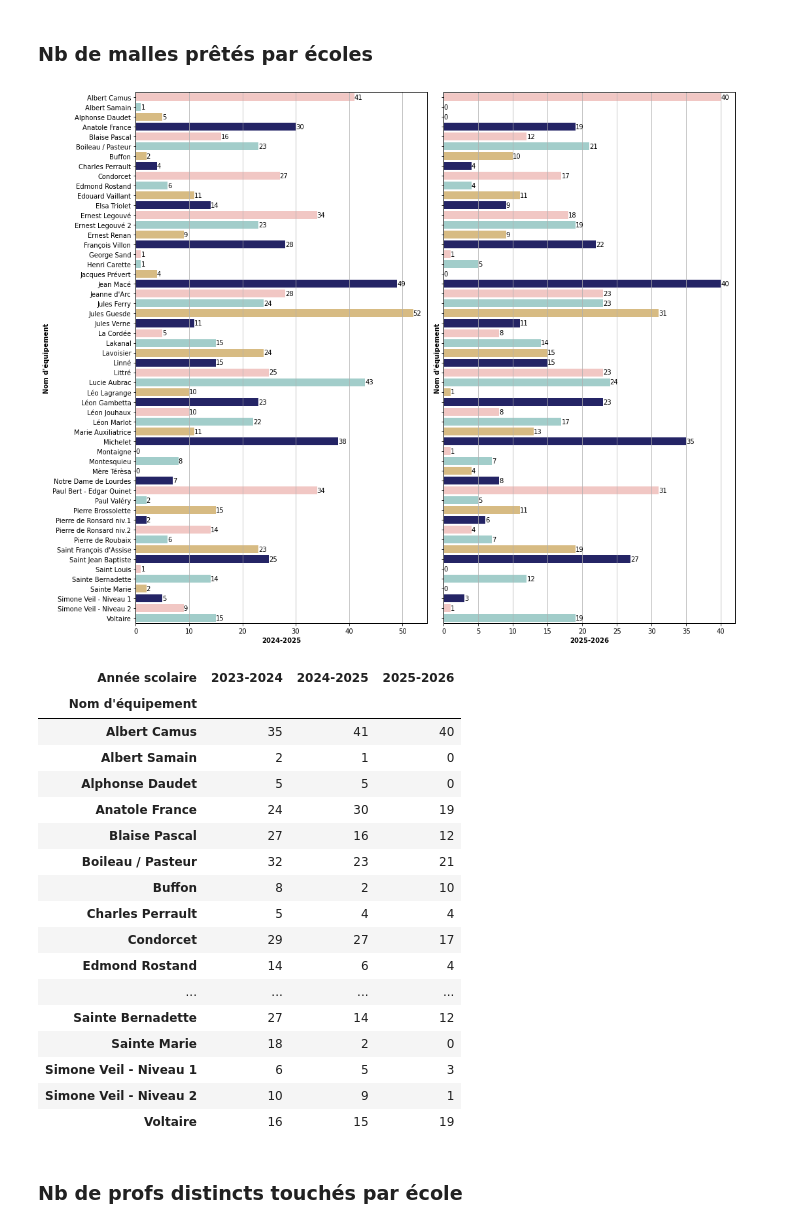
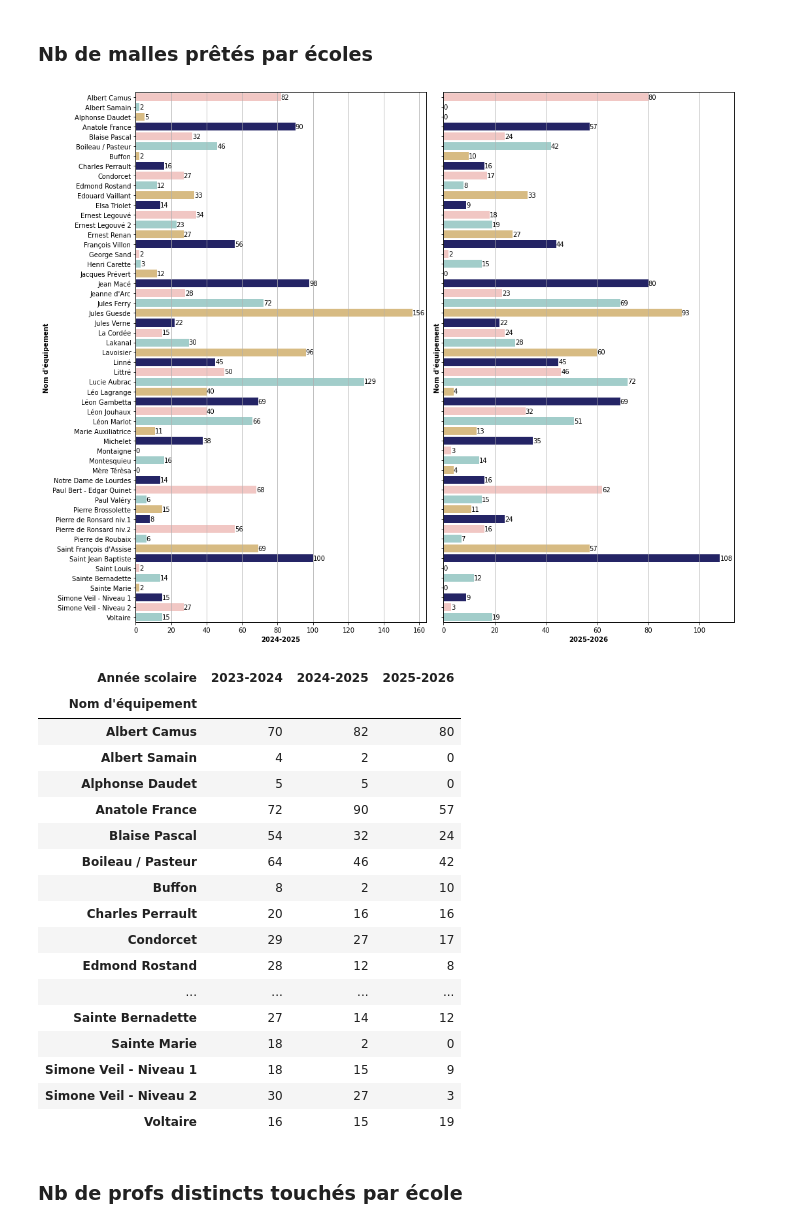
Before and after one commit to medrbx/kibini2, a Jupyter notebook: kibini/notebook_kibini2_med_quels_publics_action_culturelle.ipynb, the cells around one changed output. Drawn from its saved outputs; the diff is of its cells as text; code cells hidden in the pictures.

```diff
--- a/kibini/notebook_kibini2_med_quels_publics_action_culturelle.ipynb
+++ b/kibini/notebook_kibini2_med_quels_publics_action_culturelle.ipynb
@@ -133,0 +166,6 @@ Détail Nb de malles envoyées par types de structure :
+# %%
+plt.figure(figsize=(10,10))
+ax = sns.barplot(data=NbDeMallesPretesParSecteur_cleaned, y="Secteur Mairie", x="Malles prêtées", hue="Année",orient='h')
+
+for i in ax.containers:
+    ax.bar_label(i,)
@@ -133,0 +176,15 @@ Détail Nb de malles envoyées par types de structure :
+# %%
+NbDeMallesPretesParQuartier = df.aecs[(df.aecs["index"]=="Laetitia D") &
+        (df.aecs['Type de structure_x']=="Ecole")
+       ].pivot_table(index="Quartier historique",
+                     columns="Année scolaire",
+                     values="Code de malle",
+                     aggfunc="count").fillna(0).astype(int)
+# %%
+NbDeMallesPretesParQuartier_cleaned = NbDeMallesPretesParQuartier.reset_index().melt(id_vars="Quartier historique", var_name="Année", value_name="Malles prêtées")
+# %%
+plt.figure(figsize=(8,16))
+ax = sns.barplot(data=NbDeMallesPretesParQuartier_cleaned, y="Quartier historique", x="Malles prêtées", hue="Année",orient='h')
+
+for i in ax.containers:
+    ax.bar_label(i,)
@@ -135,34 +261,34 @@ Détail Nb de malles envoyées par types de structure :
 ### Nb de malles prêtés par écoles
 # %%
 NbDeMallesPretesParEcole = df.aecs[(df.aecs["index"]=="Laetitia D") &
-        (df.aecs['Type de structure']=="Ecole")
+        (df.aecs['Type de structure_x']=="Ecole")
        ].pivot_table(index="Nom d'équipement",
                      columns="Année scolaire",
                      values="Code de malle",
                      aggfunc="count").fillna(0).astype(int)
 
 # Largeur / hauteur
 rows = 1
 cols = 2
 h = cols * 6
 l = 15
 
 f, ax = plt.subplots(sharey=True,nrows=rows,ncols=cols, figsize=(l, h),)
 
 #sns.barplot(data=NbDeMallesPretesParEcole,y=NbDeMallesPretesParEcole.index,x='2023-2024',ax=ax[0])
 sns.barplot(data=NbDeMallesPretesParEcole,y=NbDeMallesPretesParEcole.index,x='2024-2025',ax=ax[0])
 sns.barplot(data=NbDeMallesPretesParEcole,y=NbDeMallesPretesParEcole.index,x='2025-2026',ax=ax[1])
 
 for j in range(0,cols):
     for i in ax[j].containers:
         ax[j].bar_label(i,)
 
 f.tight_layout()
 # %% [output]
-[figure, old version]
+[figure, new version]
 # %%
 df.aecs[(df.aecs["index"]=="Laetitia D") &
-        (df.aecs['Type de structure']=="Ecole")
+        (df.aecs['Type de structure_x']=="Ecole")
        ].pivot_table(index="Nom d'équipement",
                      columns="Année scolaire",
                      values="Code de malle",
@@ -170,21 +296,21 @@ df.aecs[(df.aecs["index"]=="Laetitia D") &
 # %% [output]
 | Année scolaire | 2023-2024 | 2024-2025 | 2025-2026 |
 | Nom d'équipement |  |  |  |
-| Albert Camus | 35 | 41 | 40 |
-| Albert Samain | 2 | 1 | 0 |
+| Albert Camus | 70 | 82 | 80 |
+| Albert Samain | 4 | 2 | 0 |
 | Alphonse Daudet | 5 | 5 | 0 |
-| Anatole France | 24 | 30 | 19 |
-| Blaise Pascal | 27 | 16 | 12 |
-| Boileau / Pasteur | 32 | 23 | 21 |
+| Anatole France | 72 | 90 | 57 |
+| Blaise Pascal | 54 | 32 | 24 |
+| Boileau / Pasteur | 64 | 46 | 42 |
 | Buffon | 8 | 2 | 10 |
-| Charles Perrault | 5 | 4 | 4 |
+| Charles Perrault | 20 | 16 | 16 |
 | Condorcet | 29 | 27 | 17 |
-| Edmond Rostand | 14 | 6 | 4 |
+| Edmond Rostand | 28 | 12 | 8 |
 | ... | ... | ... | ... |
 | Sainte Bernadette | 27 | 14 | 12 |
 | Sainte Marie | 18 | 2 | 0 |
-| Simone Veil - Niveau 1 | 6 | 5 | 3 |
-| Simone Veil - Niveau 2 | 10 | 9 | 1 |
+| Simone Veil - Niveau 1 | 18 | 15 | 9 |
+| Simone Veil - Niveau 2 | 30 | 27 | 3 |
 | Voltaire | 16 | 15 | 19 |
 # %% [markdown]
 ### Nb de profs distincts touchés par école
```
Also changed, not shown: parts of 26 cells of this notebook, 2 other files.
